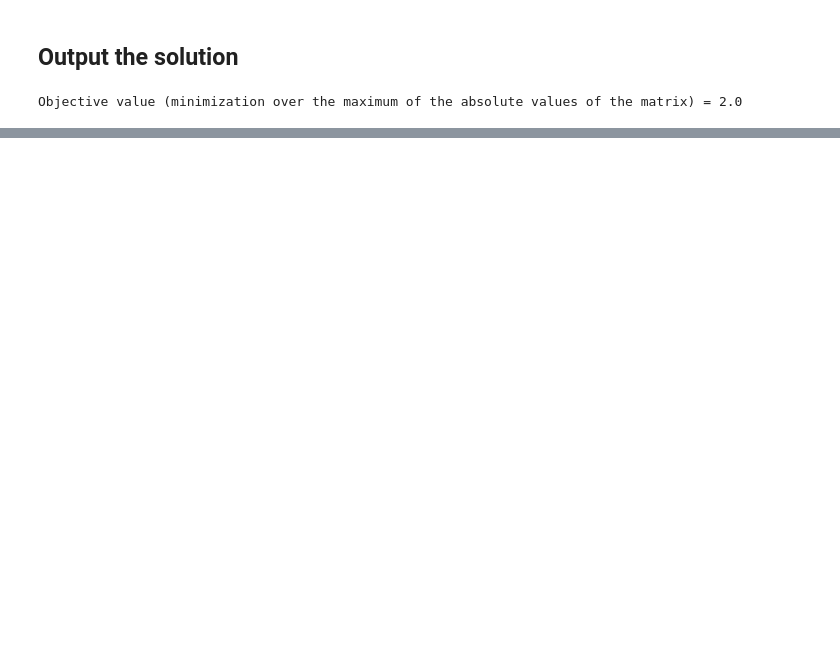
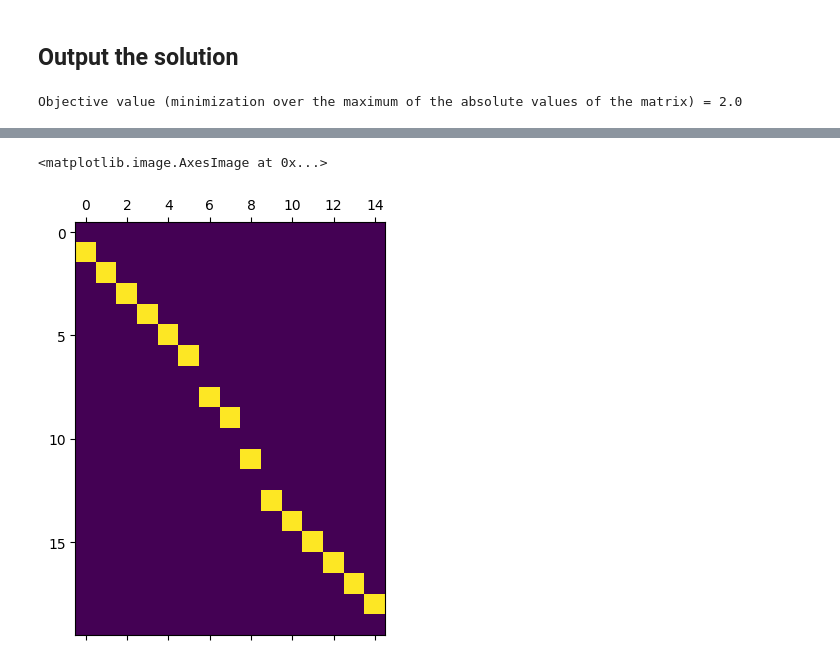
Before and after one commit to MunchLab/ceREEBerus, a Jupyter notebook: doc_source/notebooks/linear_optimization_single_triangle.ipynb, the cells around one changed output, grey strips where cells are left out. Drawn from its saved outputs; the diff is of its cells as text; code cells hidden in the pictures; blank space fills up the shorter version.

Commit message:
ILP attempt on a diagram (full matrix)

```diff
--- a/doc_source/notebooks/linear_optimization_ishika.ipynb
+++ b/doc_source/notebooks/linear_optimization_single_triangle.ipynb
@@ -143,9 +137,9 @@ p = 20 # Number of columns in $\phi$
 ### define the decision variables
 # %%
 z = pulp.LpVariable.dicts("z", ((i, j, k) for i in range(m) for j in range(n) for k in range(p)), cat='Binary')
-psi_vars = pulp.LpVariable.dicts("psi", ((i, j) for i in range(m) for j in range(n)), lowBound=0, cat='Continuous')
-phi_vars = pulp.LpVariable.dicts("phi", ((j, k) for j in range(n) for k in range(p)), lowBound=0, cat='Continuous')
-psi_phi = pulp.LpVariable.dicts("psi_phi", ((i, k) for i in range(m) for k in range(p)), lowBound=0, cat='Continuous')
+psi_vars = pulp.LpVariable.dicts("psi", ((i, j) for i in range(m) for j in range(n)), lowBound=0, cat='Integer')
+phi_vars = pulp.LpVariable.dicts("phi", ((j, k) for j in range(n) for k in range(p)), lowBound=0, cat='Integer')
+psi_phi = pulp.LpVariable.dicts("psi_phi", ((i, k) for i in range(m) for k in range(p)), lowBound=0, cat='Integer')
 minmax_var = pulp.LpVariable("m", lowBound=0, cat='Continuous')
 # %% [markdown]
 ### Objective function
@@ -154,2 +150,10 @@ prob += minmax_var
+# %%
+for i in range(n):
+    for j in range(p):
+            prob += phi_vars[i,j] == phi[i][j]
+
+for j in range(m):
+    for k in range(n):
+            prob += psi_vars[j,k] == psi[j,k]
 # %% [markdown]
 ### Constraints
@@ -199,9 +202,9 @@ for i in range(m):
 # %%
 for i in range(m):
-    prob += pulp.lpSum(psi_vars[i,j] for j in range(n)) <= 1
+    prob += pulp.lpSum(psi_vars[i,j] for j in range(n)) == 1
 
 for j in range(n):
-    prob += pulp.lpSum(phi_vars[j,k] for k in range(p)) <= 1
+    prob += pulp.lpSum(phi_vars[j,k] for k in range(p)) == 1
 # %% [markdown]
 ### Constraints
 
@@ -246,0 +254,14 @@ Objective value (minimization over the maximum of the absolute values of the mat
+# %%
+Psi_n = np.zeros((m, n))
+Phi = np.zeros((n, p))
+
+for i in range(m):
+    for j in range(n):
+        Psi_n[i,j] = pulp.value(psi_vars[i,j])
+
+for j in range(n):
+    for k in range(p):
+        Phi[j,k] = pulp.value(phi_vars[j,k])
+
+print(f"Psi_n = {Psi_n}")
+print(f"Phi = {Phi}")
@@ -246,0 +286,5 @@ Objective value (minimization over the maximum of the absolute values of the mat
+# %%
+plt.matshow(Psi_n)
+# %% [output]
+<matplotlib.image.AxesImage at 0x...>
+[figure, added]
```
Also changed, not shown: parts of 17 cells of this notebook, 6 other files.
